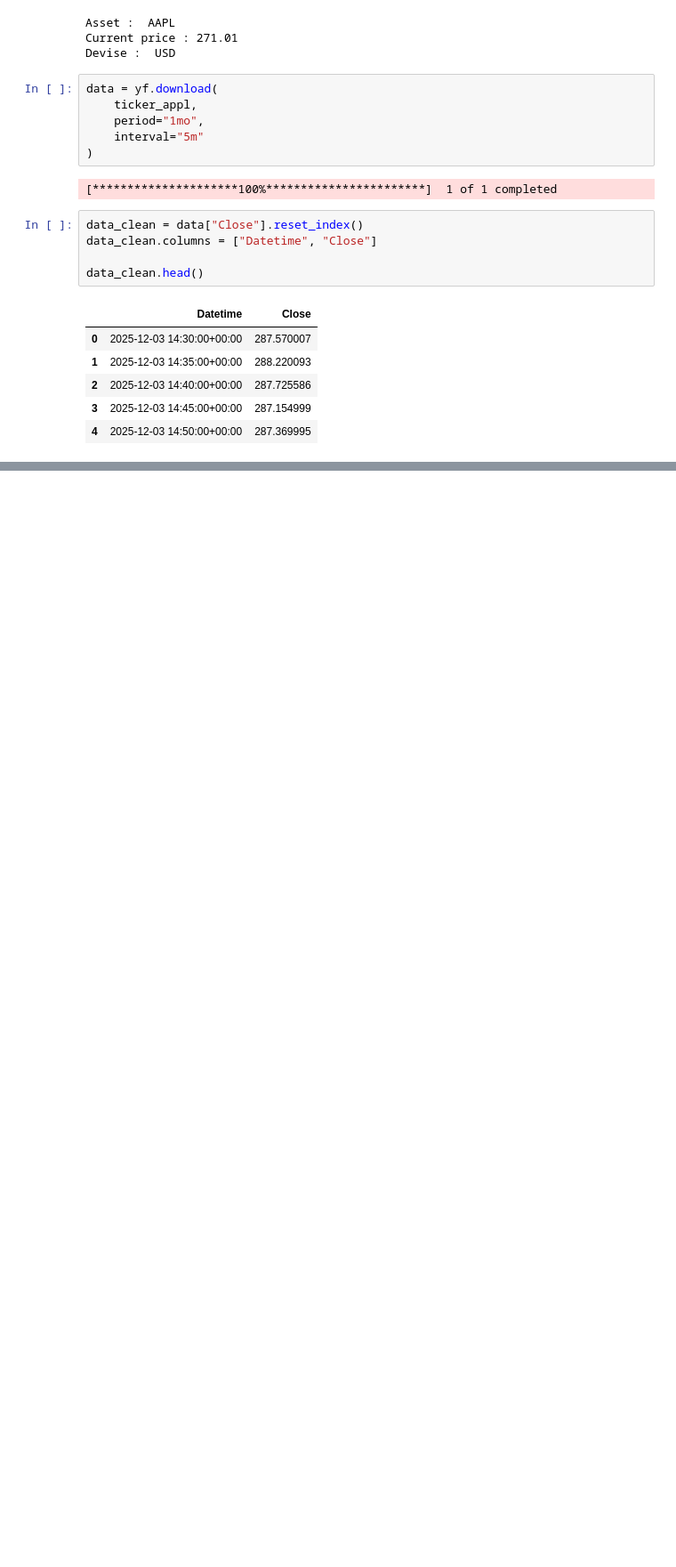
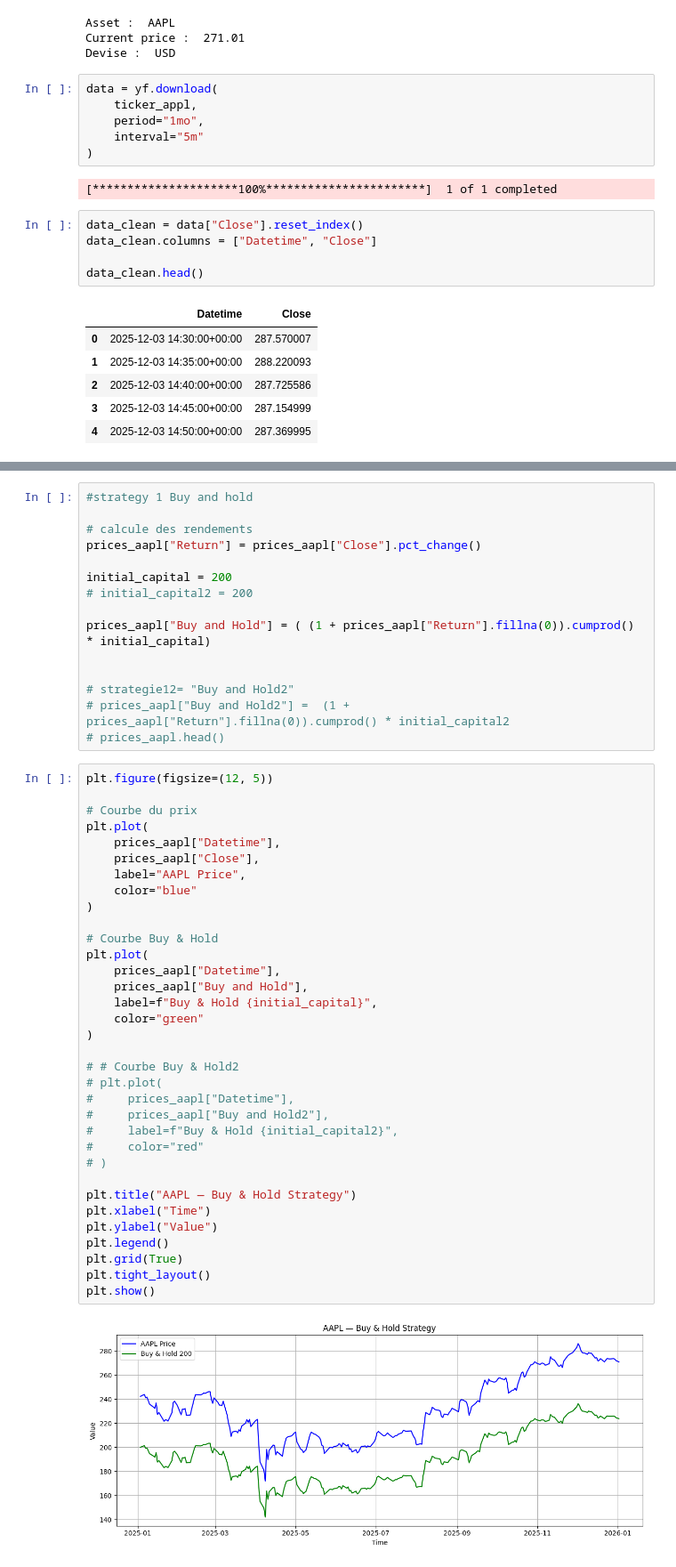
Before and after one commit to Juddt/Projet-Python-DAVROUX-DIDENOT, a Jupyter notebook: Projet_python_DAVROUX_DIDENOT.ipynb, the cells around one changed output, grey strips where cells are left out. Shown at 89% size. Saved outputs shown, nothing was run; the diff lists cells and outputs as text; blank space fills up the shorter version.

Commit message:
Strategie 1

```diff
--- a/Projet_python_DAVROUX_DIDENOT.ipynb
+++ b/Projet_python_DAVROUX_DIDENOT.ipynb
@@ -75,0 +145,51 @@ data_clean.head()
+# %%
+#strategy 1 Buy and hold
+
+# calcule des rendements
+prices_aapl["Return"] = prices_aapl["Close"].pct_change()
+
+initial_capital = 200
+# initial_capital2 = 200
+
+prices_aapl["Buy and Hold"] = ( (1 + prices_aapl["Return"].fillna(0)).cumprod() * initial_capital)
+
+
+# strategie12= "Buy and Hold2"
+# prices_aapl["Buy and Hold2"] =  (1 + prices_aapl["Return"].fillna(0)).cumprod() * initial_capital2
+# prices_aapl.head()
+# %%
+plt.figure(figsize=(12, 5))
+
+# Courbe du prix
+plt.plot(
+    prices_aapl["Datetime"],
+    prices_aapl["Close"],
+    label="AAPL Price",
+    color="blue"
+)
+
+# Courbe Buy & Hold
+plt.plot(
+    prices_aapl["Datetime"],
+    prices_aapl["Buy and Hold"],
+    label=f"Buy & Hold {initial_capital}",
+    color="green"
+)
+
+# # Courbe Buy & Hold2
+# plt.plot(
+#     prices_aapl["Datetime"],
+#     prices_aapl["Buy and Hold2"],
+#     label=f"Buy & Hold {initial_capital2}",
+#     color="red"
+# )
+
+plt.title("AAPL — Buy & Hold Strategy")
+plt.xlabel("Time")
+plt.ylabel("Value")
+plt.legend()
+plt.grid(True)
+plt.tight_layout()
+plt.show()
+# %% [output]
+[figure, added]
```
Also changed, not shown: parts of 8 cells of this notebook.
